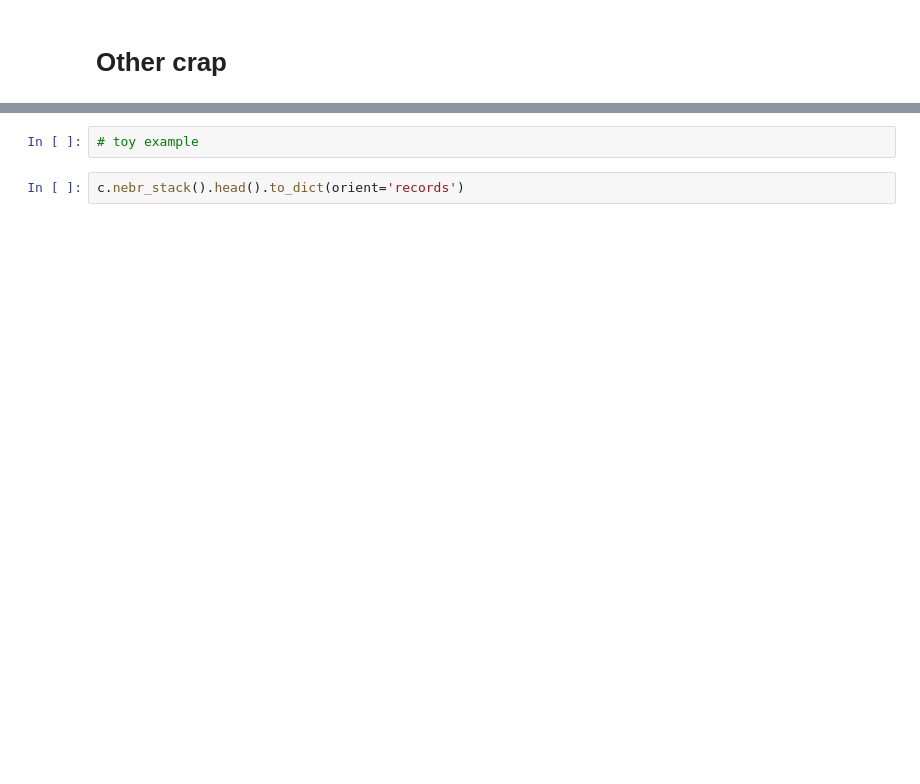
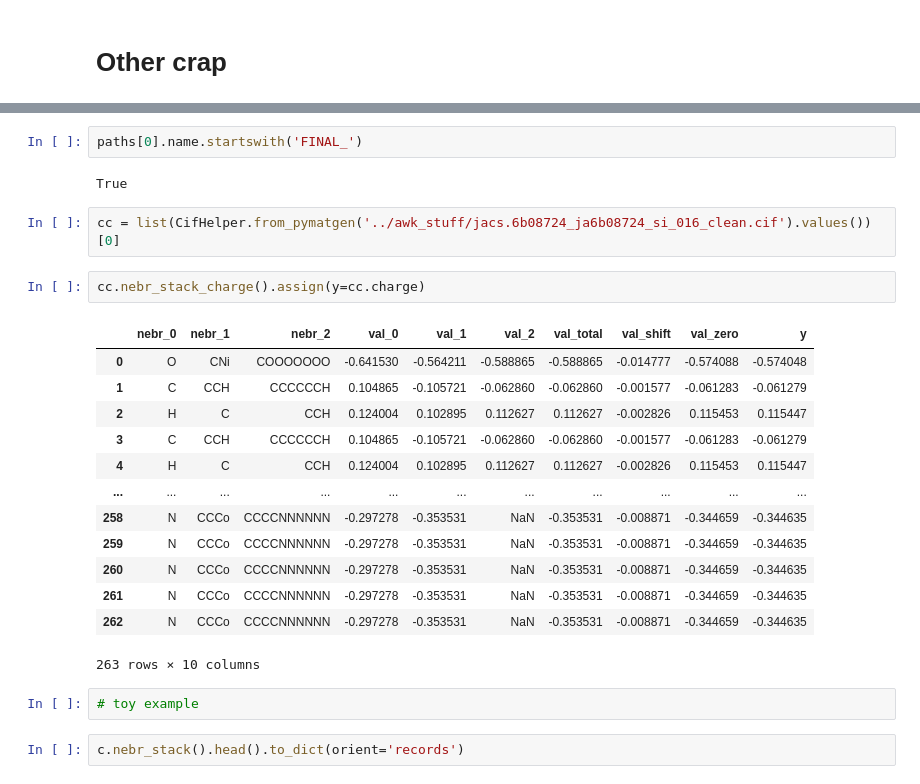
Before and after one commit to wpk-nist-gov/mcbac, a Jupyter notebook: examples/usage.ipynb, the cells around one changed output, grey strips where cells are left out. Saved outputs shown, nothing was run; the diff lists cells and outputs as text; blank space fills up the shorter version.

```diff
--- a/examples/usage.ipynb
+++ b/examples/usage.ipynb
@@ -239,3 +435,25 @@ I don't know how to write back the cif file.  Played with some stuff, but failed
+# %%
+paths[0].name.startswith('FINAL_')
+# %% [output]
+True
+# %%
+cc = list(CifHelper.from_pymatgen('../awk_stuff/jacs.6b08724_ja6b08724_si_016_clean.cif').values())[0]
+# %%
+cc.nebr_stack_charge().assign(y=cc.charge)
+# %% [output]
+|  | nebr_0 | nebr_1 | nebr_2 | val_0 | val_1 | val_2 | val_total | val_shift | val_zero | y |
+| 0 | O | CNi | COOOOOOO | -0.641530 | -0.564211 | -0.588865 | -0.588865 | -0.014777 | -0.574088 | -0.574048 |
+| 1 | C | CCH | CCCCCCH | 0.104865 | -0.105721 | -0.062860 | -0.062860 | -0.001577 | -0.061283 | -0.061279 |
+| 2 | H | C | CCH | 0.124004 | 0.102895 | 0.112627 | 0.112627 | -0.002826 | 0.115453 | 0.115447 |
+| 3 | C | CCH | CCCCCCH | 0.104865 | -0.105721 | -0.062860 | -0.062860 | -0.001577 | -0.061283 | -0.061279 |
+| 4 | H | C | CCH | 0.124004 | 0.102895 | 0.112627 | 0.112627 | -0.002826 | 0.115453 | 0.115447 |
+| ... | ... | ... | ... | ... | ... | ... | ... | ... | ... | ... |
+| 258 | N | CCCo | CCCCNNNNNN | -0.297278 | -0.353531 | NaN | -0.353531 | -0.008871 | -0.344659 | -0.344635 |
+| 259 | N | CCCo | CCCCNNNNNN | -0.297278 | -0.353531 | NaN | -0.353531 | -0.008871 | -0.344659 | -0.344635 |
+| 260 | N | CCCo | CCCCNNNNNN | -0.297278 | -0.353531 | NaN | -0.353531 | -0.008871 | -0.344659 | -0.344635 |
+| 261 | N | CCCo | CCCCNNNNNN | -0.297278 | -0.353531 | NaN | -0.353531 | -0.008871 | -0.344659 | -0.344635 |
+| 262 | N | CCCo | CCCCNNNNNN | -0.297278 | -0.353531 | NaN | -0.353531 | -0.008871 | -0.344659 | -0.344635 |
+263 rows × 10 columns
 # %%
 # toy example
 # %%
```
Also changed, not shown: parts of 105 cells of this notebook, 13 other files.
